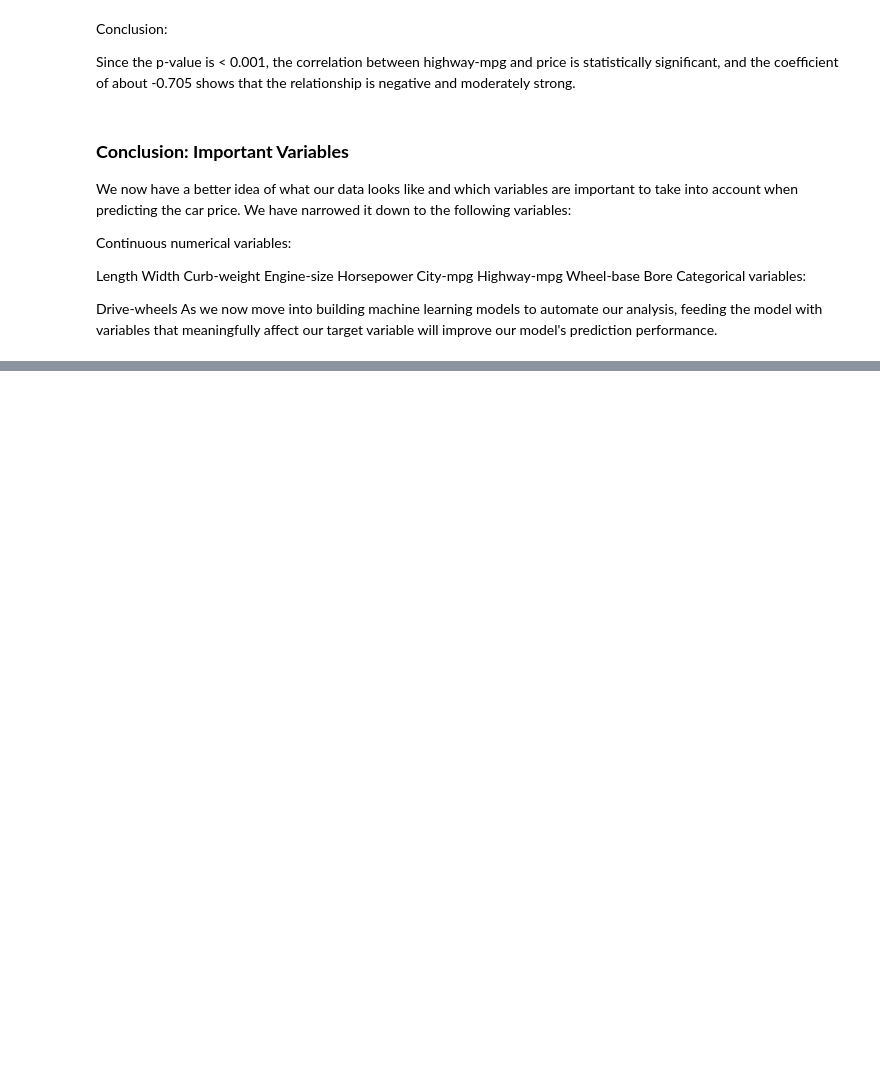
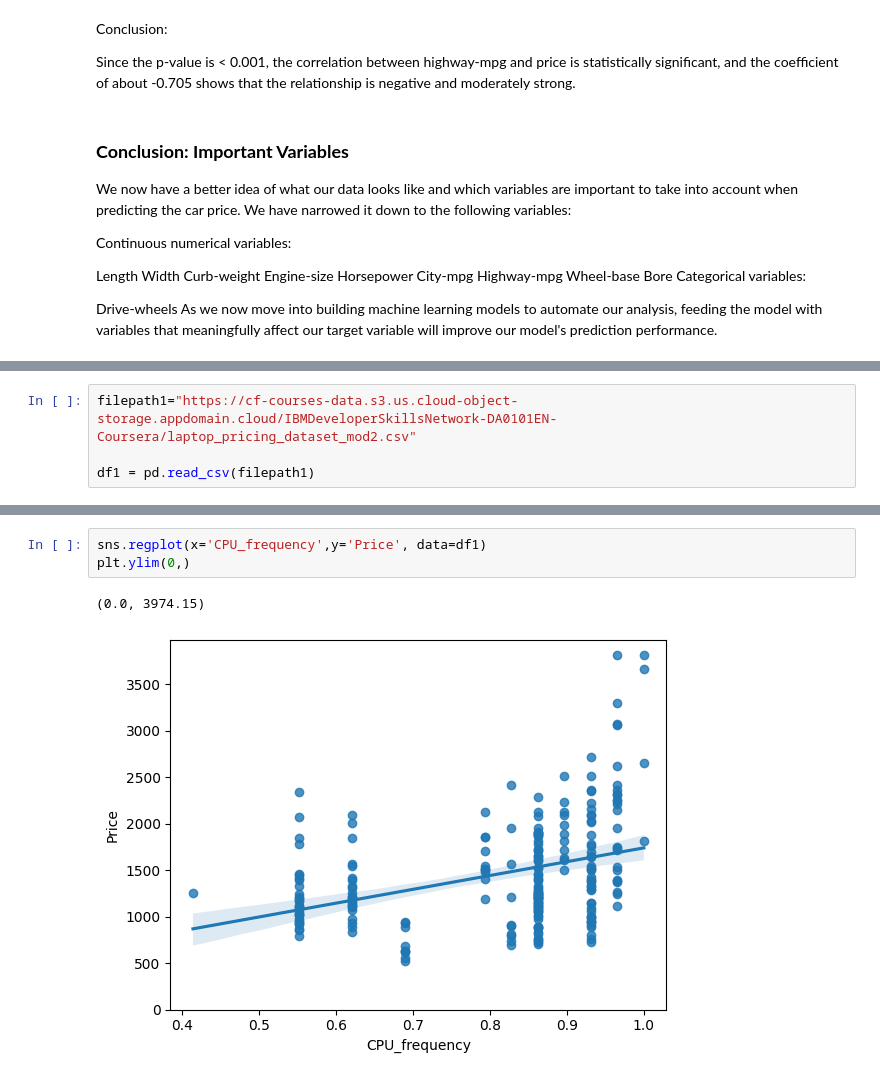
Before and after one commit to jaypay161-codealchemy/Data_Analysis_with_Python, a Jupyter notebook: Module-3.ipynb, the cells around one changed output, grey strips where cells are left out. Drawn from its saved outputs; the diff is of its cells as text; blank space fills up the shorter version.

```diff
--- a/Module-3.ipynb
+++ b/Module-3.ipynb
@@ -662,0 +714,4 @@ As we now move into building machine learning models to automate our analysis, f
+# %%
+filepath1="https://cf-courses-data.s3.us.cloud-object-storage.appdomain.cloud/IBMDeveloperSkillsNetwork-DA0101EN-Coursera/laptop_pricing_dataset_mod2.csv"
+
+df1 = pd.read_csv(filepath1)
@@ -662,0 +732,6 @@ As we now move into building machine learning models to automate our analysis, f
+# %%
+sns.regplot(x='CPU_frequency',y='Price', data=df1)
+plt.ylim(0,)
+# %% [output]
+(0.0, 3974.15)
+[figure, added]
```
Also changed, not shown: parts of 31 cells of this notebook, 1 other file.
